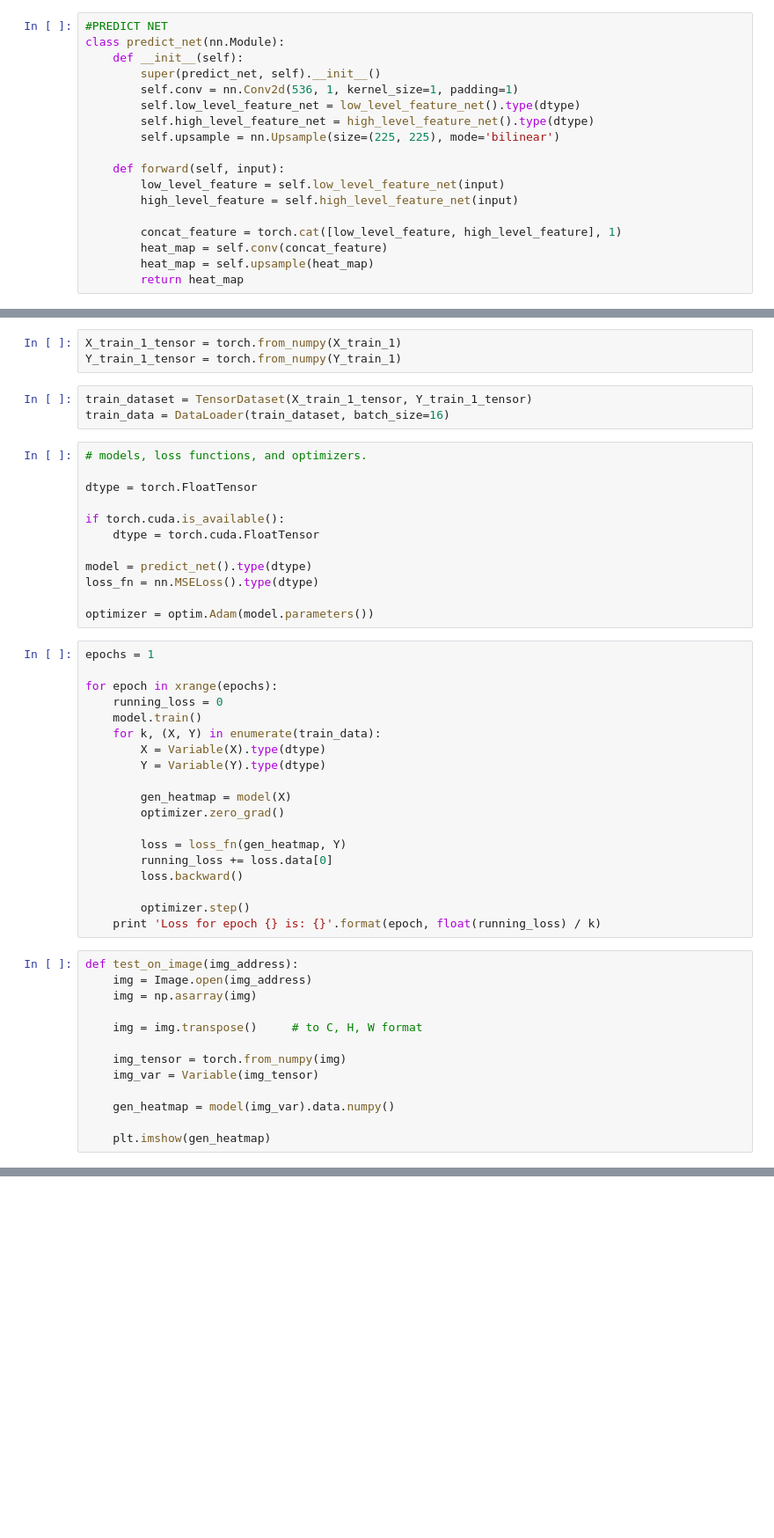
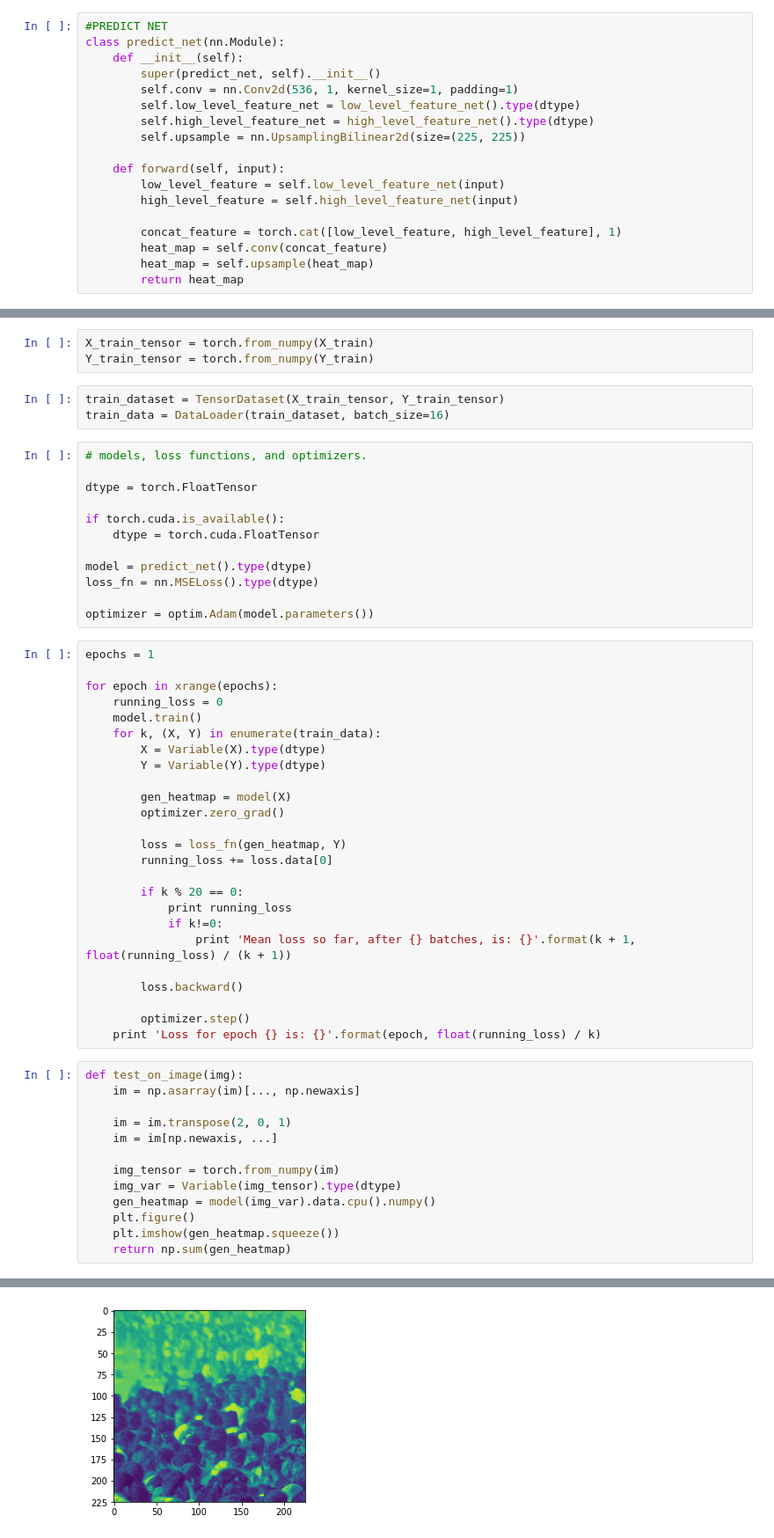
Before and after one commit to prateekm08/crowd-counting-I, a Jupyter notebook: Crowd_Counting.ipynb, the cells around one changed output, grey strips where cells are left out. Shown at 88% size. Cells and saved outputs as stored; diff of their text form; blank space fills up the shorter version.

```diff
--- a/Crowd_Counting.ipynb
+++ b/Crowd_Counting.ipynb
@@ -347,7 +363,7 @@ class predict_net(nn.Module):
         self.conv = nn.Conv2d(536, 1, kernel_size=1, padding=1)
         self.low_level_feature_net = low_level_feature_net().type(dtype)
         self.high_level_feature_net = high_level_feature_net().type(dtype)
-        self.upsample = nn.Upsample(size=(225, 225), mode='bilinear')
+        self.upsample = nn.UpsamplingBilinear2d(size=(225, 225))
 
     def forward(self, input):
         low_level_feature = self.low_level_feature_net(input)
@@ -375,8 +389,8 @@ plt.imshow(Y_train_1[1800].squeeze())
 # %%
-X_train_1_tensor = torch.from_numpy(X_train_1)
-Y_train_1_tensor = torch.from_numpy(Y_train_1)
+X_train_tensor = torch.from_numpy(X_train)
+Y_train_tensor = torch.from_numpy(Y_train)
 # %%
-train_dataset = TensorDataset(X_train_1_tensor, Y_train_1_tensor)
+train_dataset = TensorDataset(X_train_tensor, Y_train_tensor)
 train_data = DataLoader(train_dataset, batch_size=16)
 # %%
 # models, loss functions, and optimizers.
@@ -405,20 +419,27 @@ for epoch in xrange(epochs):
 
         loss = loss_fn(gen_heatmap, Y)
         running_loss += loss.data[0]
+
+        if k % 20 == 0:
+            print running_loss
+            if k!=0:
+                print 'Mean loss so far, after {} batches, is: {}'.format(k + 1, float(running_loss) / (k + 1))
+
         loss.backward()
 
         optimizer.step()
     print 'Loss for epoch {} is: {}'.format(epoch, float(running_loss) / k)
 # %%
-def test_on_image(img_address):
-    img = Image.open(img_address)
-    img = np.asarray(img)
+def test_on_image(img):
+    im = np.asarray(im)[..., np.newaxis]
 
-    img = img.transpose()     # to C, H, W format
+    im = im.transpose(2, 0, 1)
+    im = im[np.newaxis, ...]
 
-    img_tensor = torch.from_numpy(img)
-    img_var = Variable(img_tensor)
-
-    gen_heatmap = model(img_var).data.numpy()
-
-    plt.imshow(gen_heatmap)
+    img_tensor = torch.from_numpy(im)
+    img_var = Variable(img_tensor).type(dtype)
+    gen_heatmap = model(img_var).data.cpu().numpy()
+    plt.figure()
+    plt.imshow(gen_heatmap.squeeze())
+    return np.sum(gen_heatmap)
+# %% [output]
@@ -424,0 +448 @@ def test_on_image(img_address):
+[figure, added]
```
Also changed, not shown: parts of 14 cells of this notebook.
